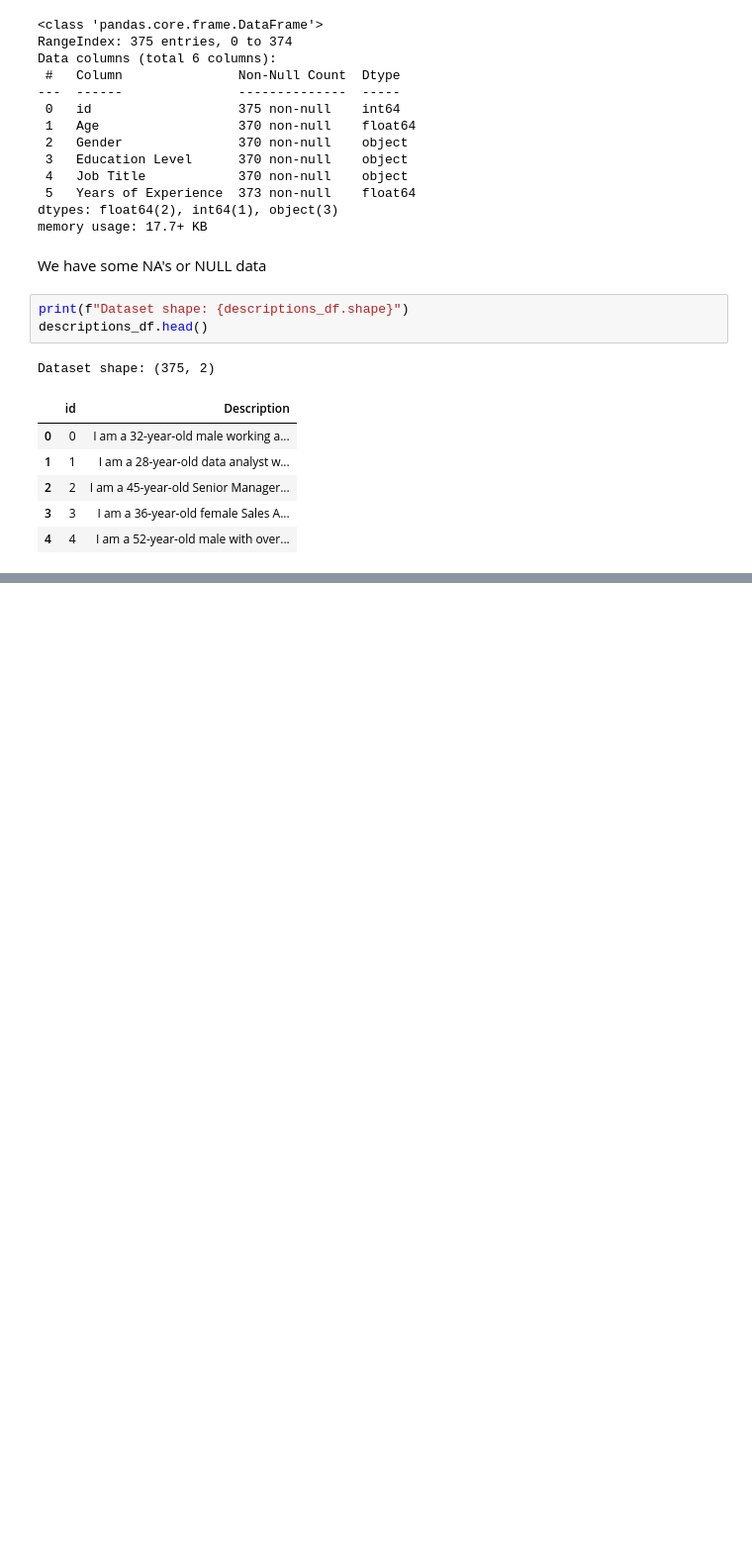
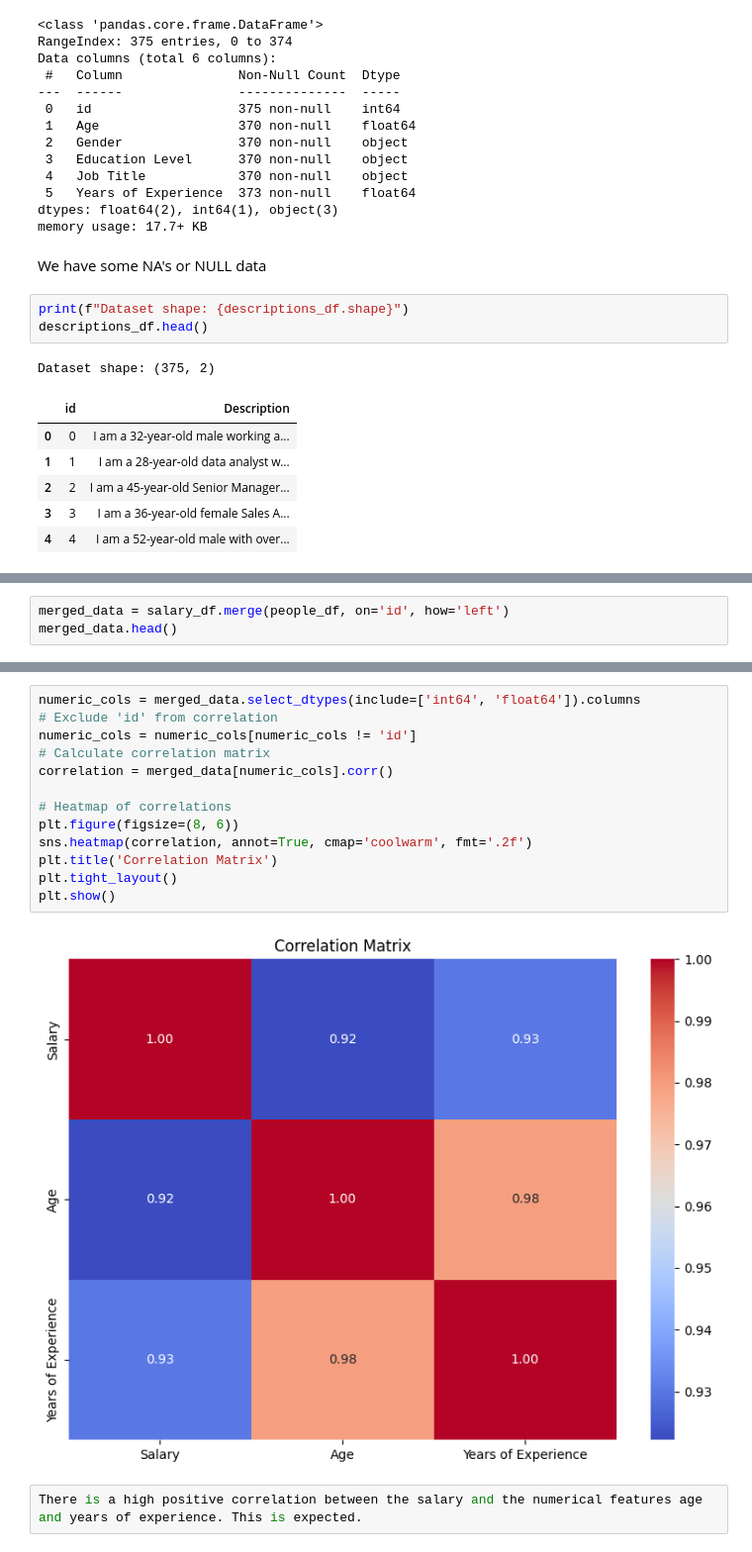
Before and after one commit to cristianrohr/challenge-prediction-salary, a Jupyter notebook: salary-prediction/notebooks/01_EDA.ipynb, the cells around one changed output, grey strips where cells are left out. Shown at 99% size. Cells and saved outputs as stored; diff of their text form; blank space fills up the shorter version.

```diff
--- a/salary-prediction/notebooks/01_EDA.ipynb
+++ b/salary-prediction/notebooks/01_EDA.ipynb
@@ -90,0 +112,3 @@ Dataset shape: (375, 2)
+# %%
+merged_data = salary_df.merge(people_df, on='id', how='left')
+merged_data.head()
@@ -90,0 +122,17 @@ Dataset shape: (375, 2)
+# %%
+numeric_cols = merged_data.select_dtypes(include=['int64', 'float64']).columns
+# Exclude 'id' from correlation
+numeric_cols = numeric_cols[numeric_cols != 'id']
+# Calculate correlation matrix
+correlation = merged_data[numeric_cols].corr()
+
+# Heatmap of correlations
+plt.figure(figsize=(8, 6))
+sns.heatmap(correlation, annot=True, cmap='coolwarm', fmt='.2f')
+plt.title('Correlation Matrix')
+plt.tight_layout()
+plt.show()
+# %% [output]
+[figure, added]
+# %%
+There is a high positive correlation between the salary and the numerical features age and years of experience. This is expected.
```
Also changed, not shown: parts of 9 cells of this notebook, 2 other files.
